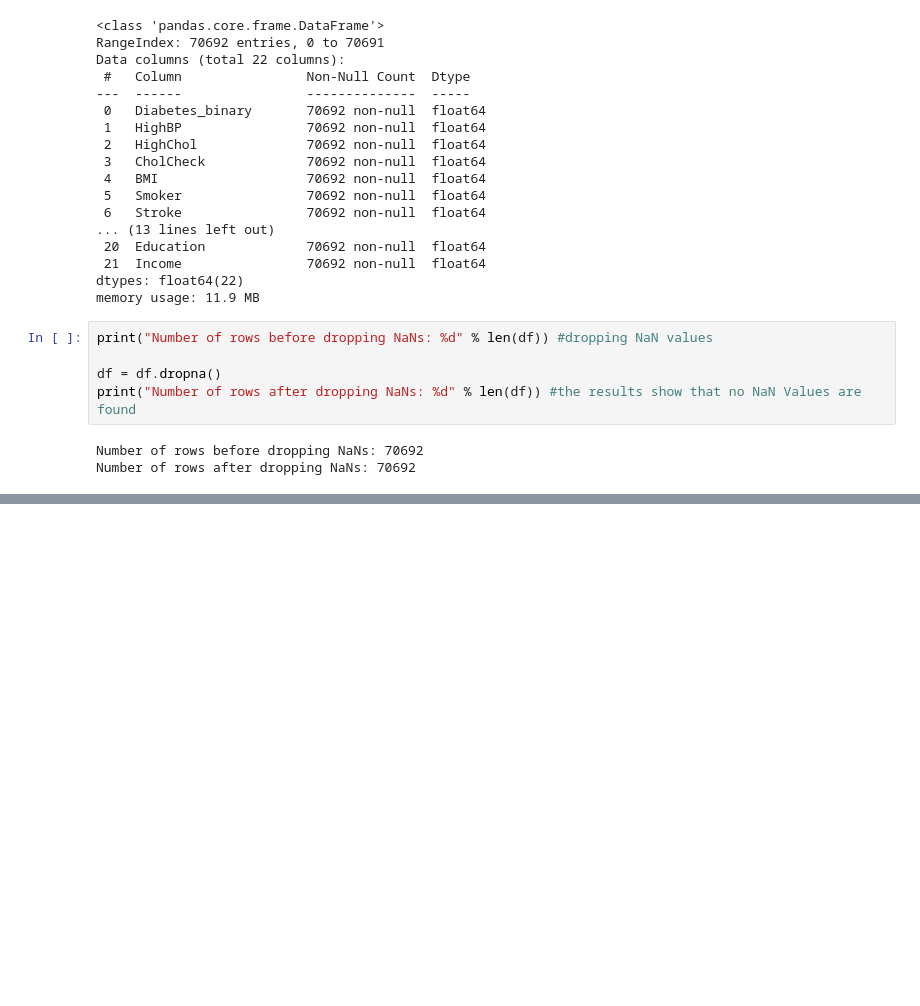
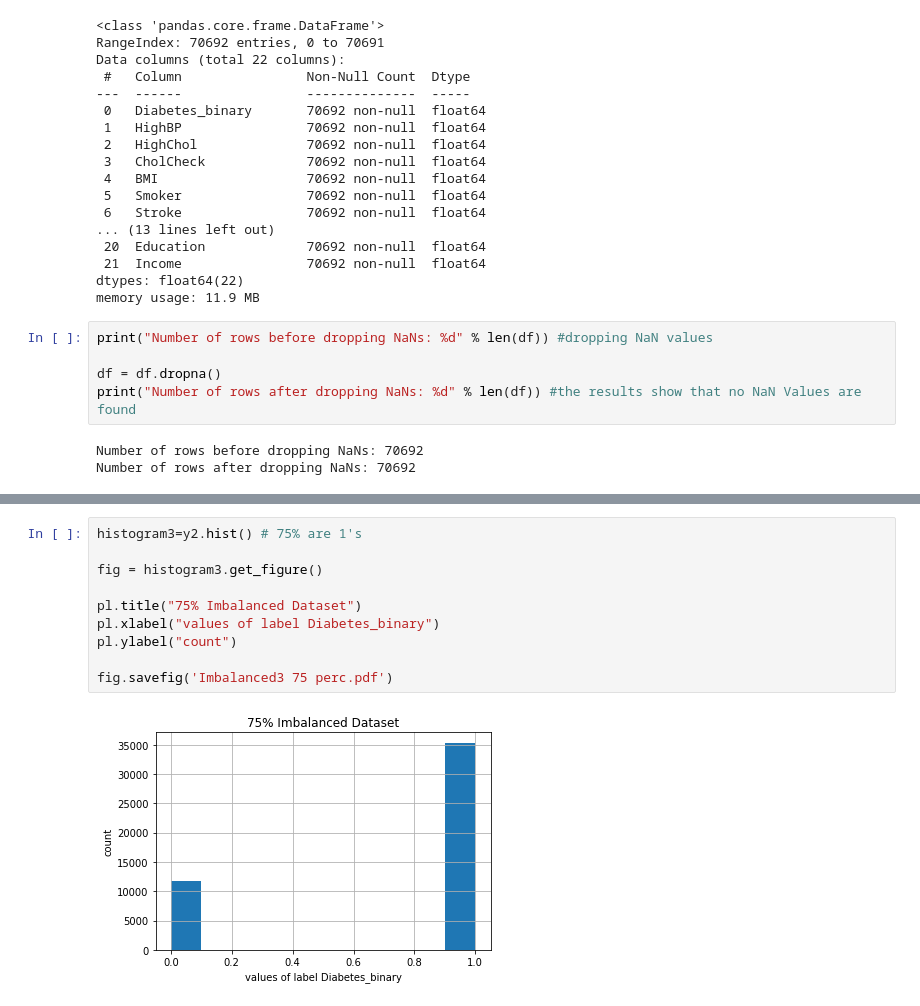
Before and after one commit to sa21262/datascience22, a Jupyter notebook: Assignment21a/diabetes_binary_5050split_health_indicators_BRFSS2015.ipynb, the cells around one changed output, grey strips where cells are left out. Drawn from its saved outputs; the diff is of its cells as text; blank space fills up the shorter version.

```diff
--- a/Assignment21a/diabetes_binary_5050split_health_indicators_BRFSS2015.ipynb
+++ b/Assignment21a/diabetes_binary_5050split_health_indicators_BRFSS2015.ipynb
@@ -78,0 +143,12 @@ Number of rows after dropping NaNs: 70692
+# %%
+histogram3=y2.hist() # 75% are 1's
+
+fig = histogram3.get_figure()
+
+pl.title("75% Imbalanced Dataset")
+pl.xlabel("values of label Diabetes_binary")
+pl.ylabel("count")
+
+fig.savefig('Imbalanced3 75 perc.pdf')
+# %% [output]
+[figure, added]
```
Also changed, not shown: parts of 8 cells of this notebook.
